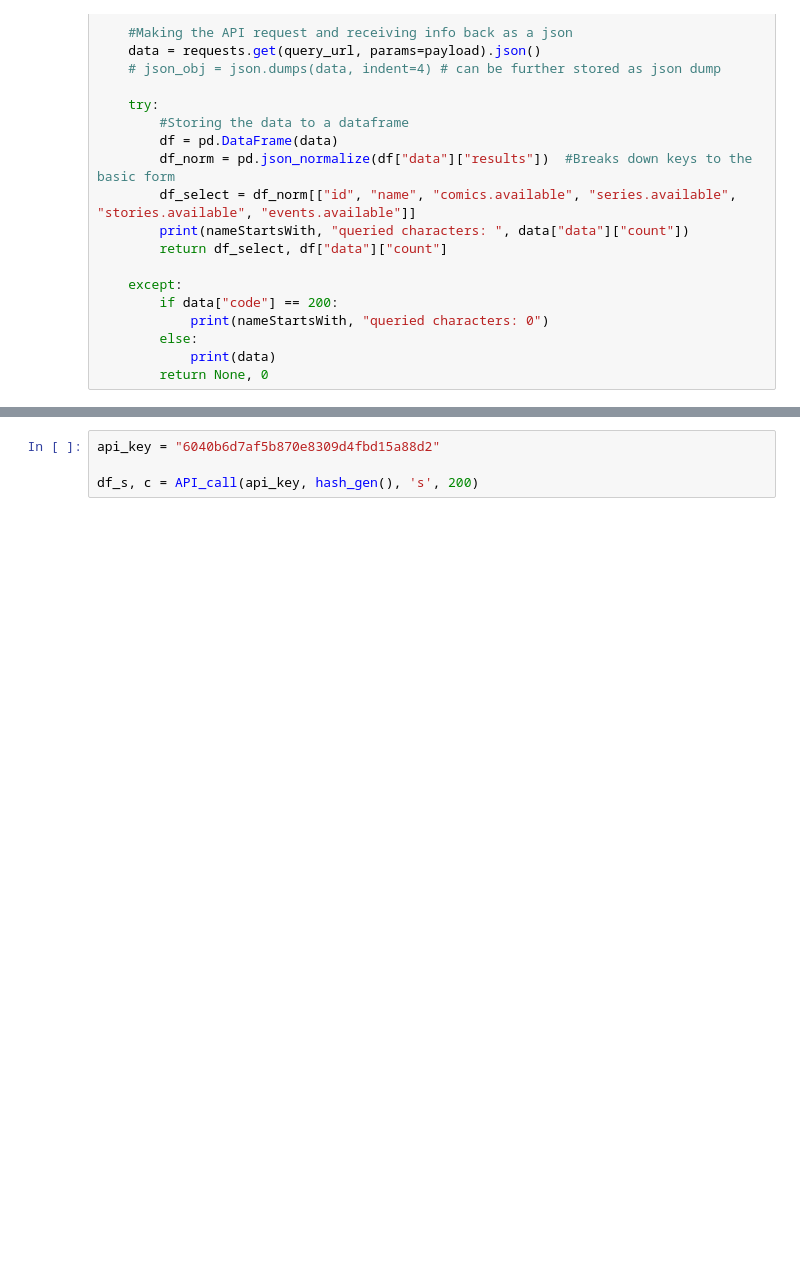
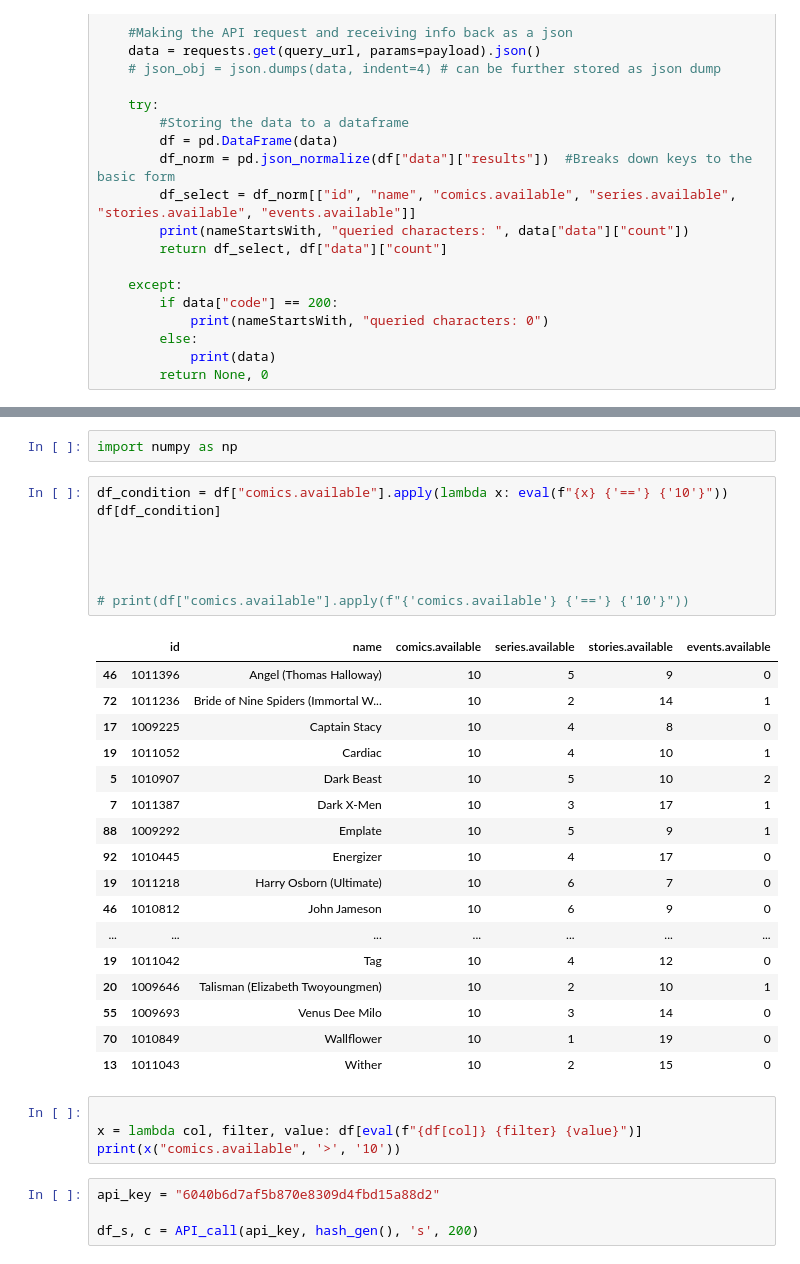
Before and after one commit to hari1603/HARI_MarvelAPI, a Jupyter notebook: Marvel API.ipynb, the cells around one changed output, grey strips where cells are left out. Cells and saved outputs as stored; diff of their text form; blank space fills up the shorter version.

```diff
--- a/Marvel API.ipynb
+++ b/Marvel API.ipynb
@@ -79,3 +99,35 @@ df_
+# %%
+import numpy as np
+# %%
+df_condition = df["comics.available"].apply(lambda x: eval(f"{x} {'=='} {'10'}"))
+df[df_condition]
+
+
+
+
+# print(df["comics.available"].apply(f"{'comics.available'} {'=='} {'10'}"))
+# %% [output]
+|  | id | name | comics.available | series.available | stories.available | events.available |
+| 46 | 1011396 | Angel (Thomas Halloway) | 10 | 5 | 9 | 0 |
+| 72 | 1011236 | Bride of Nine Spiders (Immortal W... | 10 | 2 | 14 | 1 |
+| 17 | 1009225 | Captain Stacy | 10 | 4 | 8 | 0 |
+| 19 | 1011052 | Cardiac | 10 | 4 | 10 | 1 |
+| 5 | 1010907 | Dark Beast | 10 | 5 | 10 | 2 |
+| 7 | 1011387 | Dark X-Men | 10 | 3 | 17 | 1 |
+| 88 | 1009292 | Emplate | 10 | 5 | 9 | 1 |
+| 92 | 1010445 | Energizer | 10 | 4 | 17 | 0 |
+| 19 | 1011218 | Harry Osborn (Ultimate) | 10 | 6 | 7 | 0 |
+| 46 | 1010812 | John Jameson | 10 | 6 | 9 | 0 |
+| ... | ... | ... | ... | ... | ... | ... |
+| 19 | 1011042 | Tag | 10 | 4 | 12 | 0 |
+| 20 | 1009646 | Talisman (Elizabeth Twoyoungmen) | 10 | 2 | 10 | 1 |
+| 55 | 1009693 | Venus Dee Milo | 10 | 3 | 14 | 0 |
+| 70 | 1010849 | Wallflower | 10 | 1 | 19 | 0 |
+| 13 | 1011043 | Wither | 10 | 2 | 15 | 0 |
+# %%
+
+x = lambda col, filter, value: df[eval(f"{df[col]} {filter} {value}")]
+print(x("comics.available", '>', '10'))
 # %%
 api_key = "6040b6d7af5b870e8309d4fbd15a88d2"
 
```
Also changed, not shown: parts of 2 cells of this notebook, 1 other file.
